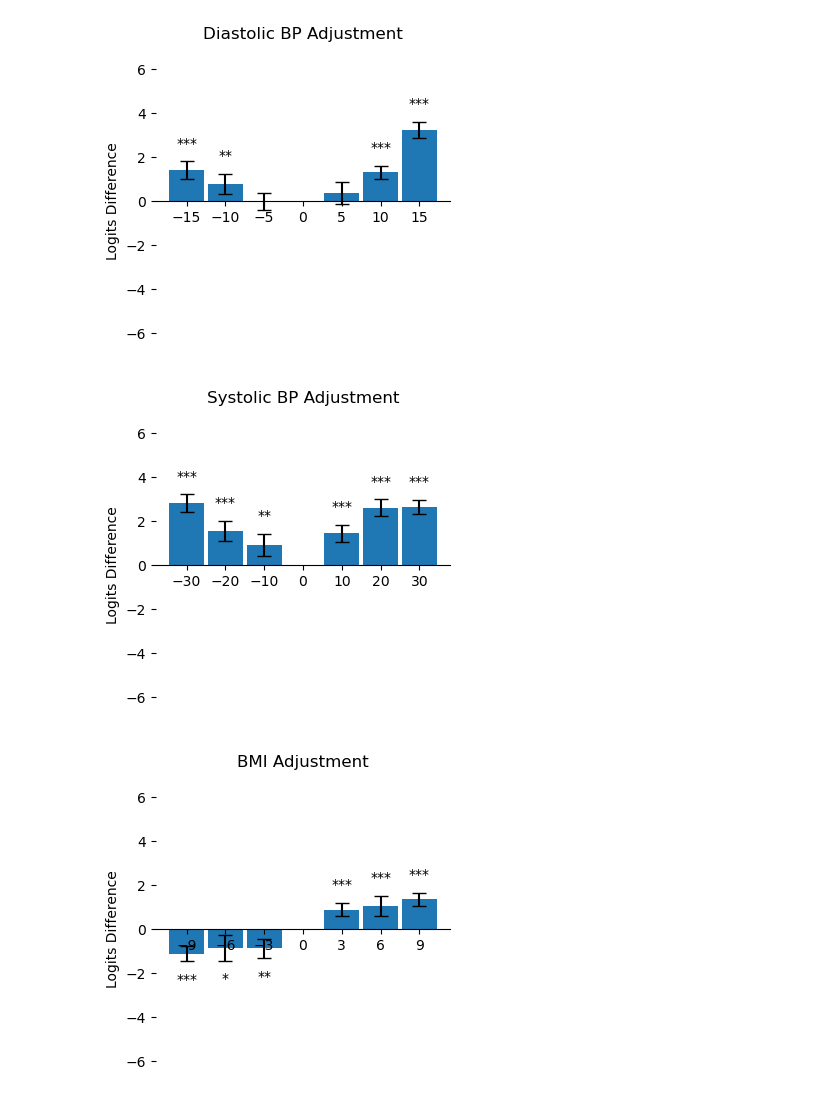
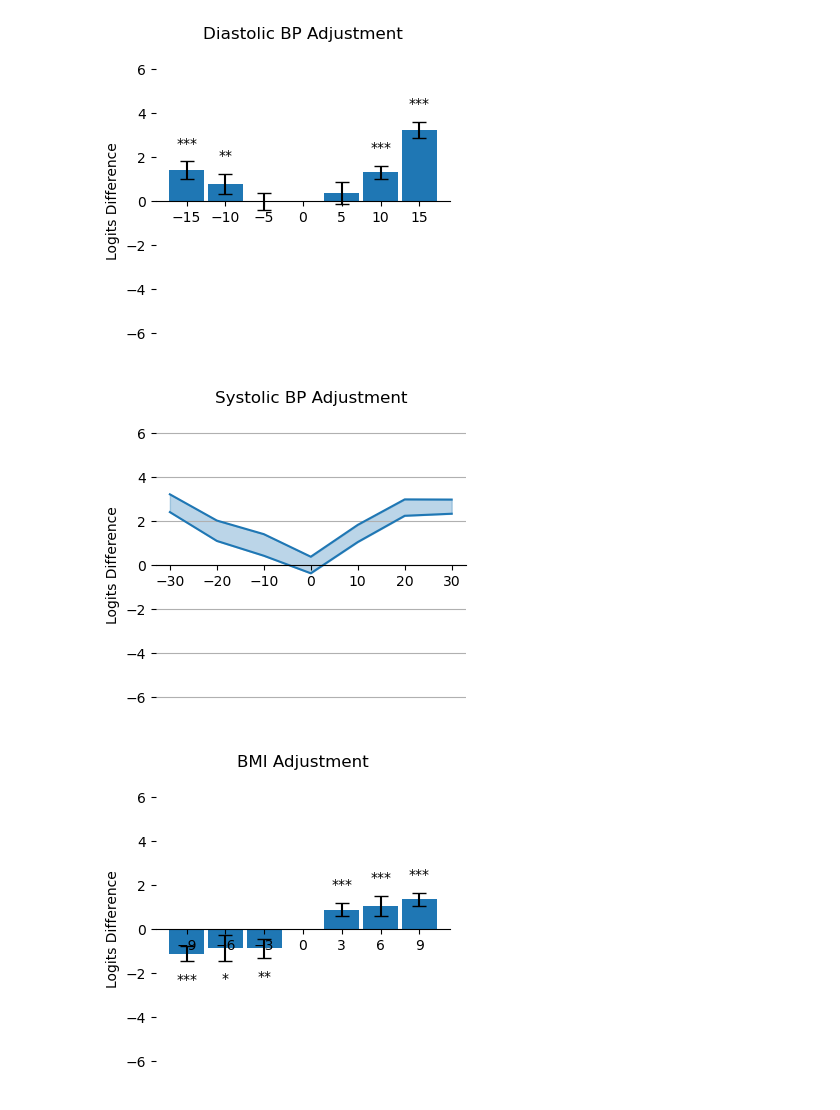
Before and after one commit to aorliche/PNC, a Jupyter notebook: UKB-AD/UKBAD3DeltaADGraph.ipynb, the cells around one changed output. Cells and saved outputs as stored; diff of their text form; code cells hidden in the pictures.

```diff
--- a/UKB-AD/UKBAD3DeltaADGraph.ipynb
+++ b/UKB-AD/UKBAD3DeltaADGraph.ipynb
@@ -196,13 +249,13 @@ showfig(logits, diffs, errs, 'Diastolic BP')
 # %% [output]
 [figure]
 # %%
-logits = [0.9121143391,1.55797466,2.808985715,1.433575319,2.60996877,2.652377255]
-diffs = [-10,-20,-30,10,20,30]
-errs = [2.195113818,2.072717625,1.807880256,1.746139401,1.66635852,1.439477472]
+logits = [0,0.9121143391,1.55797466,2.808985715,1.433575319,2.60996877,2.652377255]
+diffs = [0,-10,-20,-30,10,20,30]
+errs = [1.683617486,2.195113818,2.072717625,1.807880256,1.746139401,1.66635852,1.439477472]
 
-showfig(logits, diffs, errs, 'Systolic BP')
+showfig2(logits, diffs, errs, 'Systolic BP', color='tab:blue')
 # %% [output]
-[figure, old version]
+[figure, new version]
 # %%
 logits = [-0.8800797999,-0.5589051276-0.3,-0.8332998601-0.3,0.8710830308,1.042715691,1.352684206]
 diffs = [-3,-6,-9,3,6,9]
```
Also changed, not shown: parts of 8 cells of this notebook, 7 other files.
